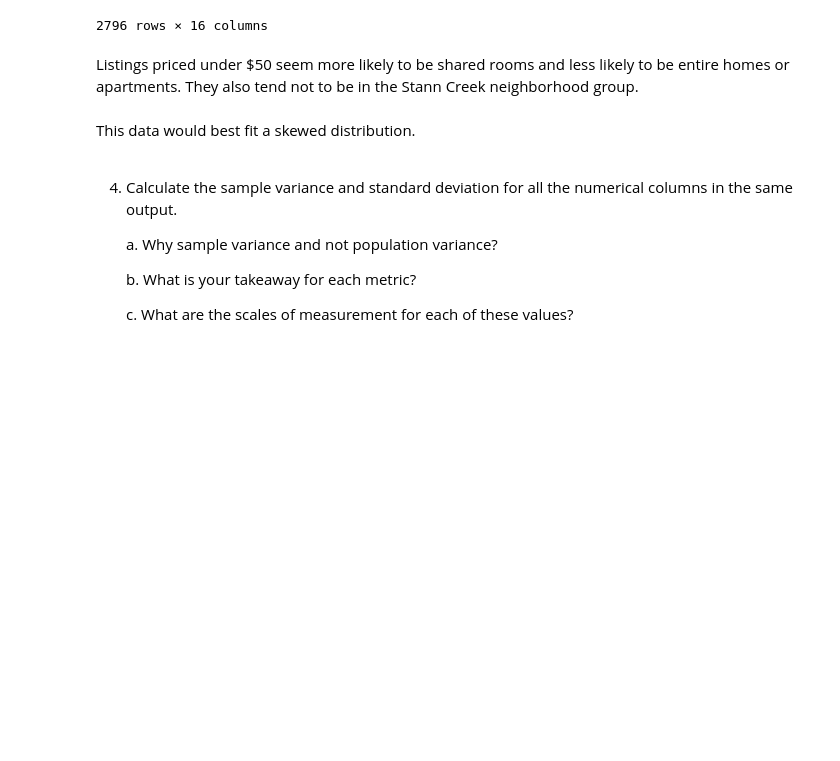
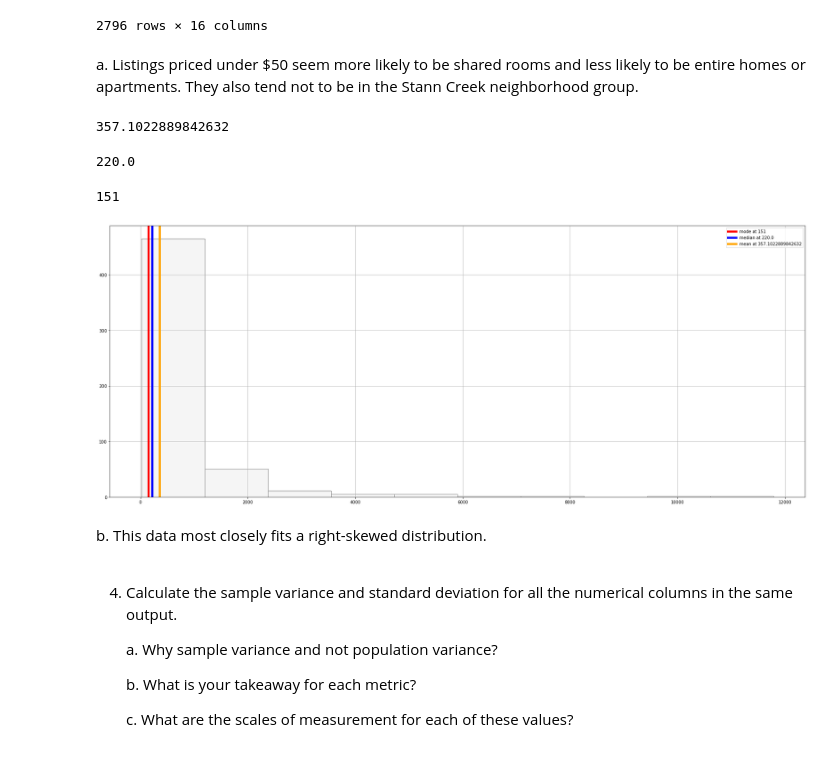
Before and after one commit to christina-schwa/week09, a Jupyter notebook: Schwaller_probability_homework_week09.ipynb, the cells around one changed output. Cells and saved outputs as stored; diff of their text form; code cells hidden in the pictures; blank space fills up the shorter version.

```diff
--- a/Schwaller_probability_homework_week09.ipynb
+++ b/Schwaller_probability_homework_week09.ipynb
@@ -111,9 +112,34 @@ belize_data_df.sort_values("price")
 | 252 | 8406487 | Wild Orchid 46' Luxury Yacht | 41092862 | Wild | Stann Creek | Stann Creek Mainland | 16.54626 | -88.35875 | ... |
 2796 rows × 16 columns
 # %% [markdown]
-Listings priced under $50 seem more likely to be shared rooms and less likely to be entire homes or apartments. They also tend not to be in the Stann Creek neighborhood group.
+a. Listings priced under $50 seem more likely to be shared rooms and less likely to be entire homes or apartments. They also tend not to be in the Stann Creek neighborhood group.
-# %% [markdown]
-This data would best fit a skewed distribution.
+# %%
+mean_price = belize_data_df['price'].mean()
+mean_price
+# %% [output]
+357.1022889842632
+# %%
+median_price = belize_data_df['price'].median()
+median_price
+# %% [output]
+220.0
+# %%
+mode_price = belize_data_df['price'].mode().iloc[0]
+mode_price
+# %% [output]
+151
+# %%
+price_dist["price"].hist(figsize=(30,12), bins=None, color='whitesmoke', edgecolor='gray')
+measurements = [mode_price, median_price, mean_price]
+names = ["mode", "median", "mean"]
+colors = ['red', 'blue', 'orange']
+for measurement, name, color in zip(measurements, names, colors):
+    plt.axvline(x=measurement, linewidth=5, label='{0} at {1}'.format(name, measurement), c=color)
+plt.legend();
+# %% [output]
+[figure, added]
+# %% [markdown]
+b. This data most closely fits a right-skewed distribution.
 # %% [markdown]
 4.	Calculate the sample variance and standard deviation for all the numerical columns in the same output.
 
```
Also changed, not shown: parts of 16 cells of this notebook.
